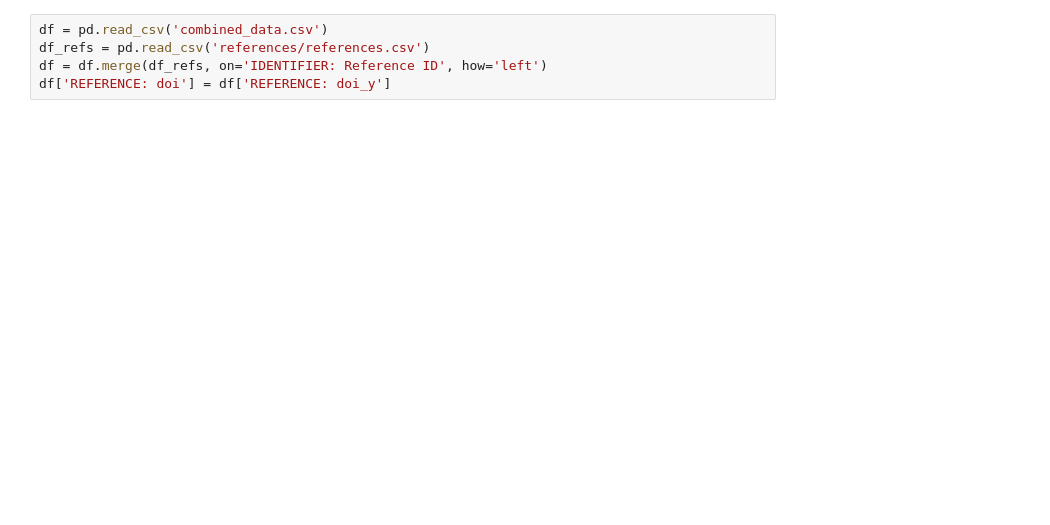
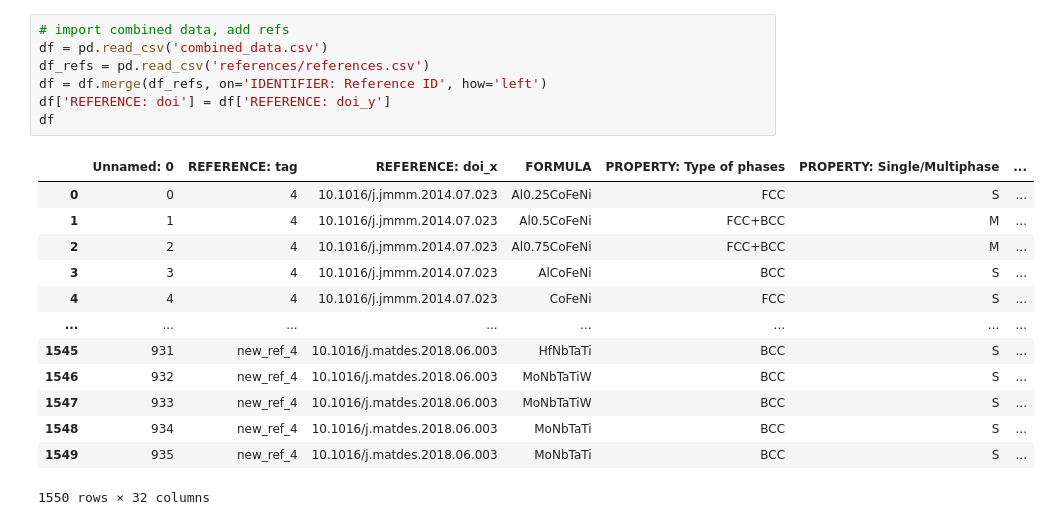
Before and after one commit to CitrineInformatics/MPEA_dataset, a Jupyter notebook: process.ipynb, the cells around one changed output. Saved outputs shown, nothing was run; the diff lists cells and outputs as text; blank space fills up the shorter version.

```diff
--- a/process.ipynb
+++ b/process.ipynb
@@ -164,8 +179,24 @@ def classify_microstructure(phases):
     else:
         return 'Other'
 # %%
+# import combined data, add refs
 df = pd.read_csv('combined_data.csv')
 df_refs = pd.read_csv('references/references.csv')
 df = df.merge(df_refs, on='IDENTIFIER: Reference ID', how='left')
 df['REFERENCE: doi'] = df['REFERENCE: doi_y']
+df
+# %% [output]
+|  | Unnamed: 0 | REFERENCE: tag | REFERENCE: doi_x | FORMULA | PROPERTY: Type of phases | PROPERTY: Single/Multiphase | ... |
+| 0 | 0 | 4 | 10.1016/j.jmmm.2014.07.023 | Al0.25CoFeNi | FCC | S | ... |
+| 1 | 1 | 4 | 10.1016/j.jmmm.2014.07.023 | Al0.5CoFeNi | FCC+BCC | M | ... |
+| 2 | 2 | 4 | 10.1016/j.jmmm.2014.07.023 | Al0.75CoFeNi | FCC+BCC | M | ... |
+| 3 | 3 | 4 | 10.1016/j.jmmm.2014.07.023 | AlCoFeNi | BCC | S | ... |
+| 4 | 4 | 4 | 10.1016/j.jmmm.2014.07.023 | CoFeNi | FCC | S | ... |
+| ... | ... | ... | ... | ... | ... | ... | ... |
+| 1545 | 931 | new_ref_4 | 10.1016/j.matdes.2018.06.003 | HfNbTaTi | BCC | S | ... |
+| 1546 | 932 | new_ref_4 | 10.1016/j.matdes.2018.06.003 | MoNbTaTiW | BCC | S | ... |
+| 1547 | 933 | new_ref_4 | 10.1016/j.matdes.2018.06.003 | MoNbTaTiW | BCC | S | ... |
+| 1548 | 934 | new_ref_4 | 10.1016/j.matdes.2018.06.003 | MoNbTaTi | BCC | S | ... |
+| 1549 | 935 | new_ref_4 | 10.1016/j.matdes.2018.06.003 | MoNbTaTi | BCC | S | ... |
+1550 rows × 32 columns
 # %%
```
Also changed, not shown: parts of 7 cells of this notebook, 5 other files.
